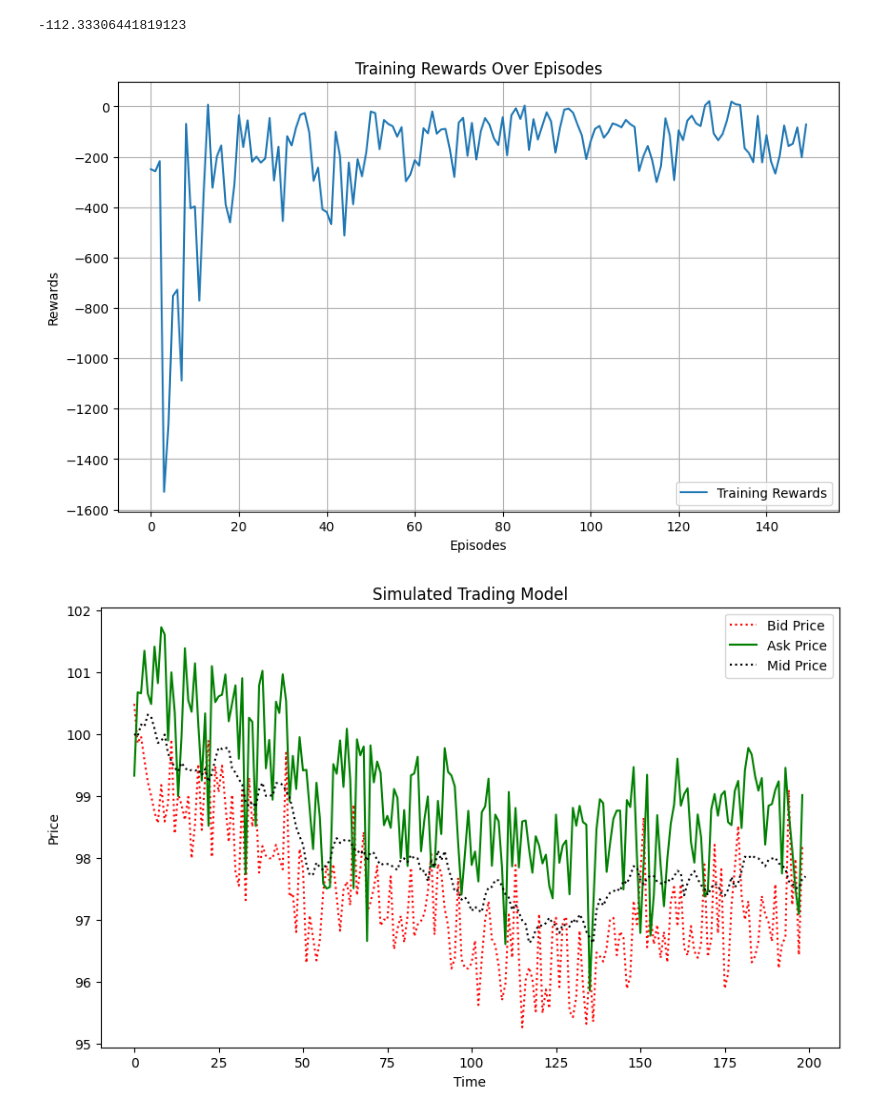
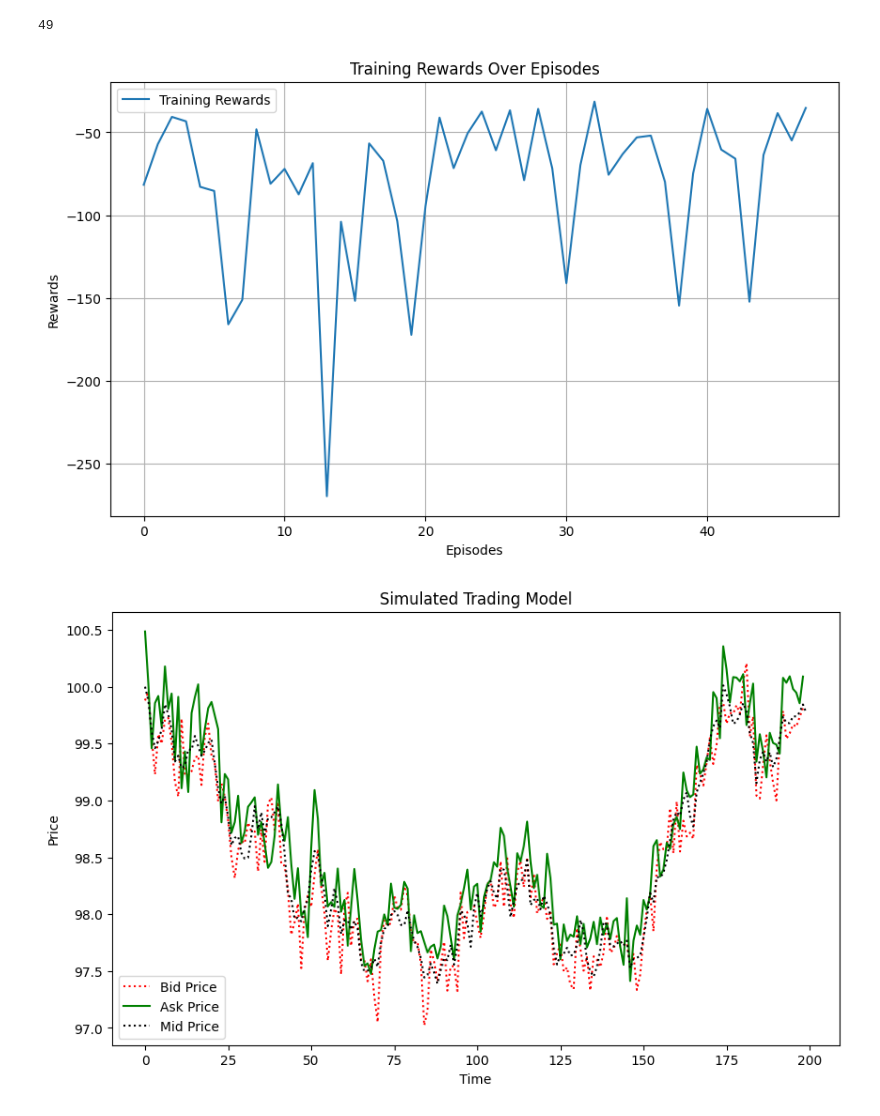
Before and after one commit to DusanaM/ThesisCode, a Jupyter notebook: Soft_Actor_Critic/SAC.ipynb, the cells around one changed output. Saved outputs shown, nothing was run; the diff lists cells and outputs as text; code cells hidden in the pictures.

```diff
--- a/Soft_Actor_Critic/SAC.ipynb
+++ b/Soft_Actor_Critic/SAC.ipynb
@@ -27,16 +27,19 @@ dt = 1/ N_prices # time step
 # %%
 env = MyEnv(s0, sigma, dt, N_prices, A, k)
 
-agent = SAC_Agent([3], env=env, memory_size=100000, alpha=0.008, beta=0.008, tau = 0.0005, reward_scale=3)
+agent = SAC_Agent([3], env=env, memory_size=50000, alpha= 0.008, beta= 0.008, tau = 0.0005, reward_scale=5, batch_size=1)
 
 train_start = time.time()
 epochs_start = time.time()
 
-epoch_num = 500
+epoch_num = 300
 
 
 train_rewards = np.empty(shape=epoch_num)
 for epoch in range(epoch_num):
+
+    states_before, actions, rewards, states_next, dones = [], [], [], [], []
+
     # print("EPOCH: ", epoch)
 
     env.reset()
@@ -60,10 +63,17 @@ for epoch in range(epoch_num):
         # print("Real state I arrived: ", env.state_now[0]*100, env.state_now[1], env.state_now[2]*100)
         # print("Reward I gained: ", reward)
 
+        # if reward>=0:
+        #     reward *=2
+        states_before.append(state_now)
+        actions.append(action)
+        rewards.append(reward)
+        states_next.append(state_next)
+        dones.append(done)
 
 
 
-        agent.remember(state_now, action, reward, state_next, done)
+    agent.remember(state_now, action, reward, state_next, done)
     # print("Total reward: ", env.reward_total)
     agent.learn()
 
@@ -71,5 +81,5 @@ for epoch in range(epoch_num):
 
     # save cumulative reward for epoch
     train_rewards[epoch] = env.reward_total
-    # print(env.reward_total)
+    print(env.reward_total)
     # print()
@@ -76,21 +105,21 @@ for epoch in range(epoch_num):
 # %%
 train_rewards
-# # epoch
-np.mean(train_rewards[90:])
+epoch
+# np.mean(train_rewards)
 # %% [output]
--112.33306441819123
+49
 # %%
 plt.figure(figsize=(10, 6))
-plt.plot(train_rewards,  label='Training Rewards', linestyle='-')
+plt.plot(train_rewards[:48],  label='Training Rewards', linestyle='-')
 plt.title('Training Rewards Over Episodes')
 plt.xlabel('Episodes')
 plt.ylabel('Rewards')
 plt.legend()
 plt.grid(True)
 plt.savefig('training_rewards_plot.png')
 plt.show()
 # %% [output]
-[figure, old version]
+[figure, new version]
 # %%
 plt.figure(figsize=(10, 6))
 # plt.plot(t, res_price_array, label='Res Price')
@@ -105,4 +134,4 @@ plt.ylabel('Price')
 plt.legend()
 plt.show()
 # %% [output]
-[figure, old version]
+[figure, new version]
```
Also changed, not shown: parts of 1 cell of this notebook, 5 other files.
